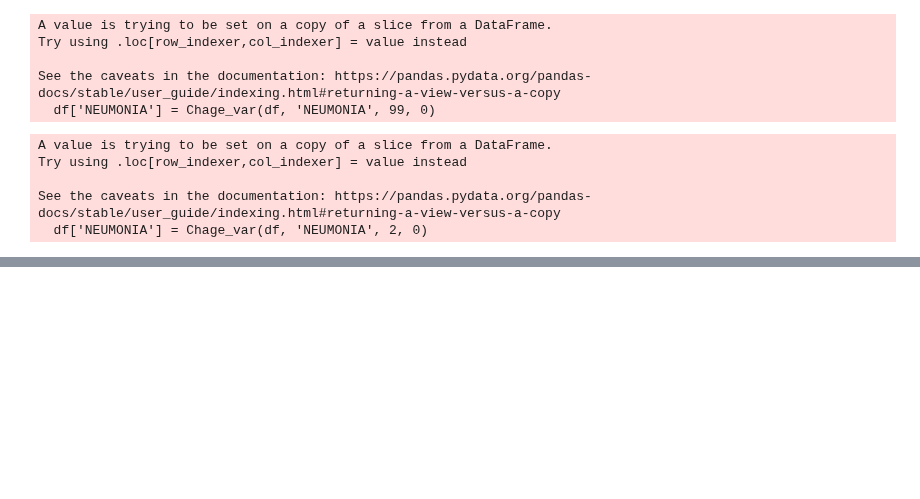
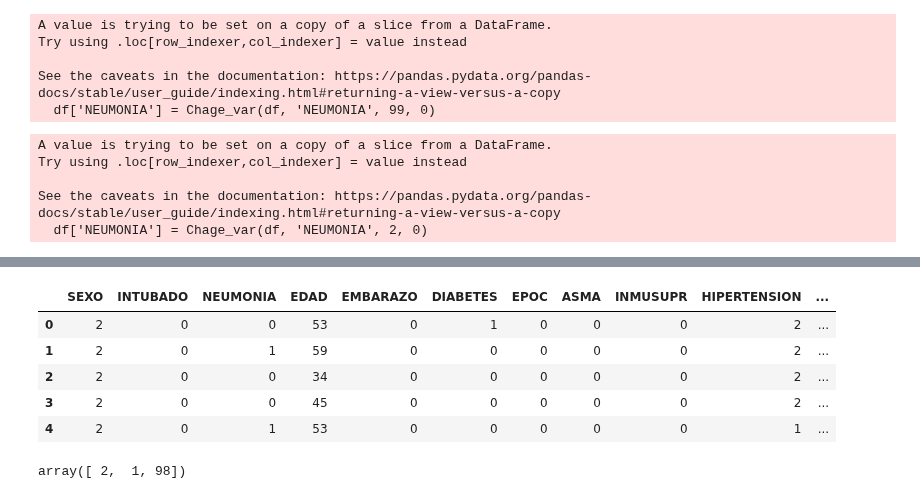
Before and after one commit to artthuro6/Covid-19, a Jupyter notebook: notebooks/Predict - Dead (Logistic Regresion).ipynb, the cells around one changed output, grey strips where cells are left out. Cells and saved outputs as stored; diff of their text form; code cells hidden in the pictures; blank space fills up the shorter version.

```diff
--- a/notebooks/Predict - Dead (Logistic Regresion).ipynb
+++ b/notebooks/Predict - Dead (Logistic Regresion).ipynb
@@ -144,0 +182,5 @@ See the caveats in the documentation: https://pandas.pydata.org/pandas-docs/stab
+# %%
+#DIABETES
+df['DIABETES'] = Chage_var(df, 'DIABETES', 1, 1)
+df['DIABETES'] = Chage_var(df, 'DIABETES', 2, 0)
+df['DIABETES'] = Chage_var(df, 'DIABETES', 98, 0)
@@ -144,0 +212,5 @@ See the caveats in the documentation: https://pandas.pydata.org/pandas-docs/stab
+# %%
+df['EPOC'] = Chage_var(df, 'EPOC', 1, 1)
+df['EPOC'] = Chage_var(df, 'EPOC', 2, 0)
+df['EPOC'] = Chage_var(df, 'EPOC', 98, 0)
+df.EPOC.unique()
@@ -144,0 +239,5 @@ See the caveats in the documentation: https://pandas.pydata.org/pandas-docs/stab
+# %%
+df['ASMA'] = Chage_var(df, 'ASMA', 1, 1)
+df['ASMA'] = Chage_var(df, 'ASMA', 2, 0)
+df['ASMA'] = Chage_var(df, 'ASMA', 98, 0)
+df.EPOC.unique()
@@ -144,0 +266,5 @@ See the caveats in the documentation: https://pandas.pydata.org/pandas-docs/stab
+# %%
+df['INMUSUPR'] = Chage_var(df, 'INMUSUPR', 1, 1)
+df['INMUSUPR'] = Chage_var(df, 'INMUSUPR', 2, 0)
+df['INMUSUPR'] = Chage_var(df, 'INMUSUPR', 98, 0)
+df.EPOC.unique()
@@ -144,0 +288,14 @@ See the caveats in the documentation: https://pandas.pydata.org/pandas-docs/stab
+# %%
+df.head()
+# %% [output]
+|  | SEXO | INTUBADO | NEUMONIA | EDAD | EMBARAZO | DIABETES | EPOC | ASMA | INMUSUPR | HIPERTENSION | ... |
+| 0 | 2 | 0 | 0 | 53 | 0 | 1 | 0 | 0 | 0 | 2 | ... |
+| 1 | 2 | 0 | 1 | 59 | 0 | 0 | 0 | 0 | 0 | 2 | ... |
+| 2 | 2 | 0 | 0 | 34 | 0 | 0 | 0 | 0 | 0 | 2 | ... |
+| 3 | 2 | 0 | 0 | 45 | 0 | 0 | 0 | 0 | 0 | 2 | ... |
+| 4 | 2 | 0 | 1 | 53 | 0 | 0 | 0 | 0 | 0 | 1 | ... |
+# %%
+#HIPERTENSION
+df.HIPERTENSION.unique()
+# %% [output]
+array([ 2,  1, 98])
```
Also changed, not shown: parts of 35 cells of this notebook.
